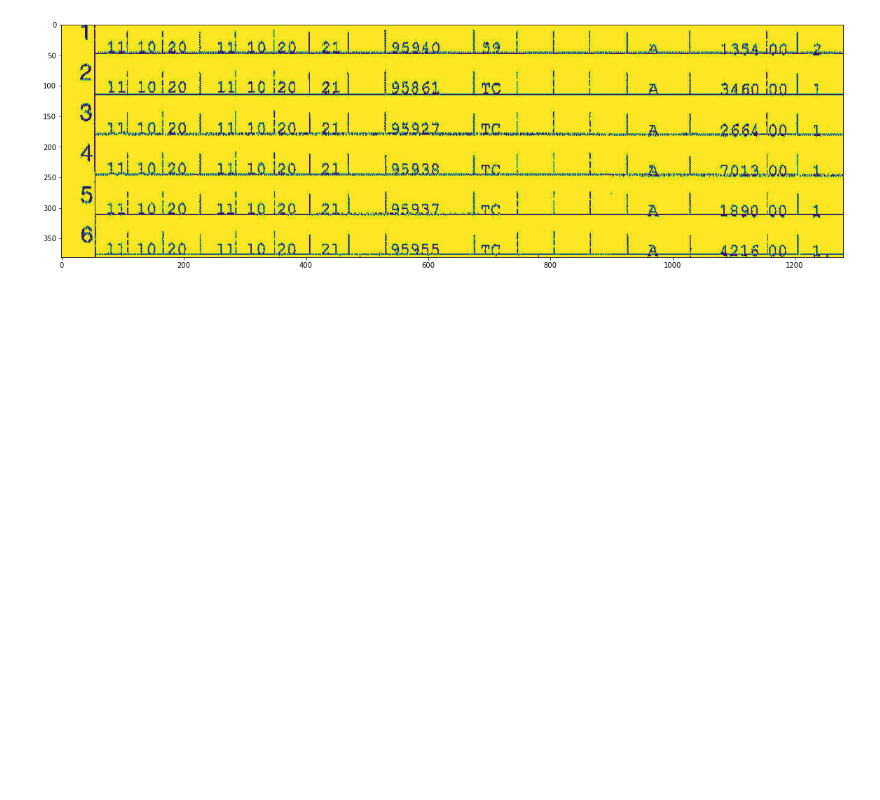
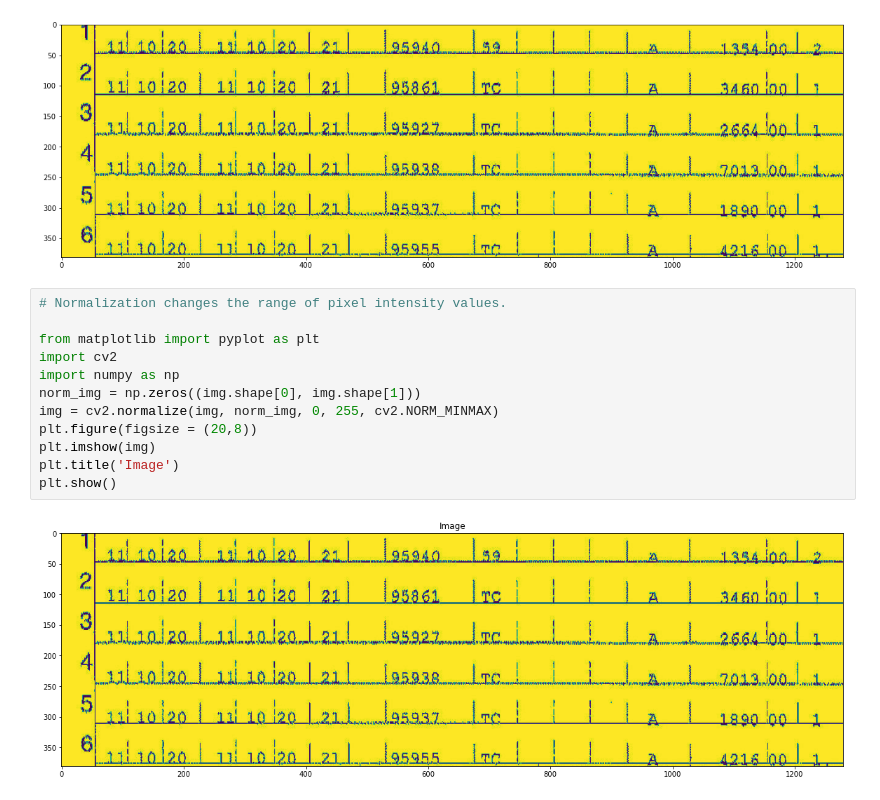
Before and after one commit to VolhaP87/Interview_Sample_Problem, a Jupyter notebook: Untitled.ipynb, the cells around one changed output. Cells and saved outputs as stored; diff of their text form; blank space fills up the shorter version.

```diff
--- a/Untitled.ipynb
+++ b/Untitled.ipynb
@@ -38,3 +38,17 @@ plt.figure(figsize = (20,8))
 plt.imshow(img);
 # %% [output]
 [figure]
+# %%
+# Normalization changes the range of pixel intensity values.
+
+from matplotlib import pyplot as plt
+import cv2
+import numpy as np
+norm_img = np.zeros((img.shape[0], img.shape[1]))
+img = cv2.normalize(img, norm_img, 0, 255, cv2.NORM_MINMAX)
+plt.figure(figsize = (20,8))
+plt.imshow(img)
+plt.title('Image')
+plt.show()
+# %% [output]
+[figure, added]
```
Also changed, not shown: parts of 16 cells of this notebook, 1 other file.
